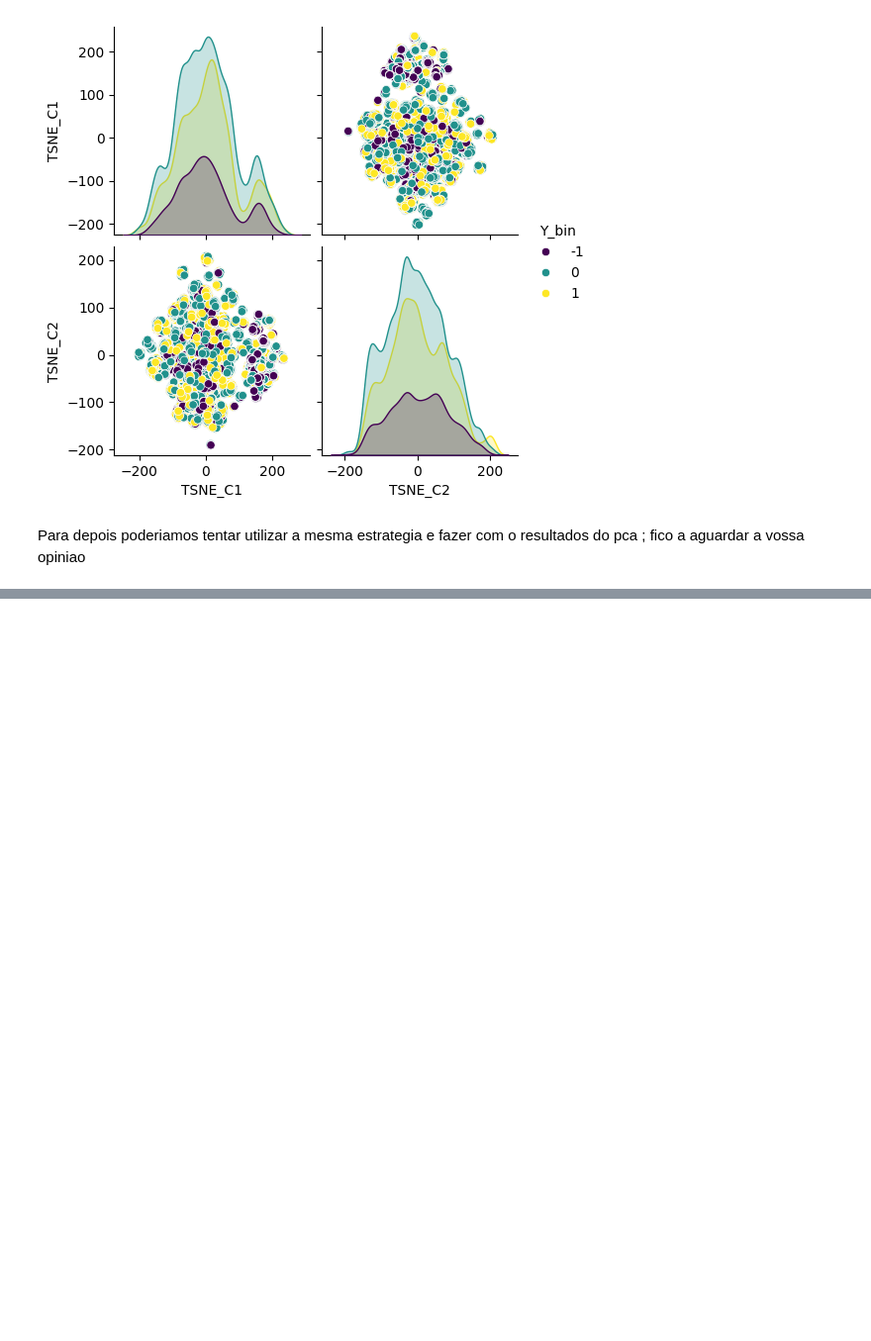
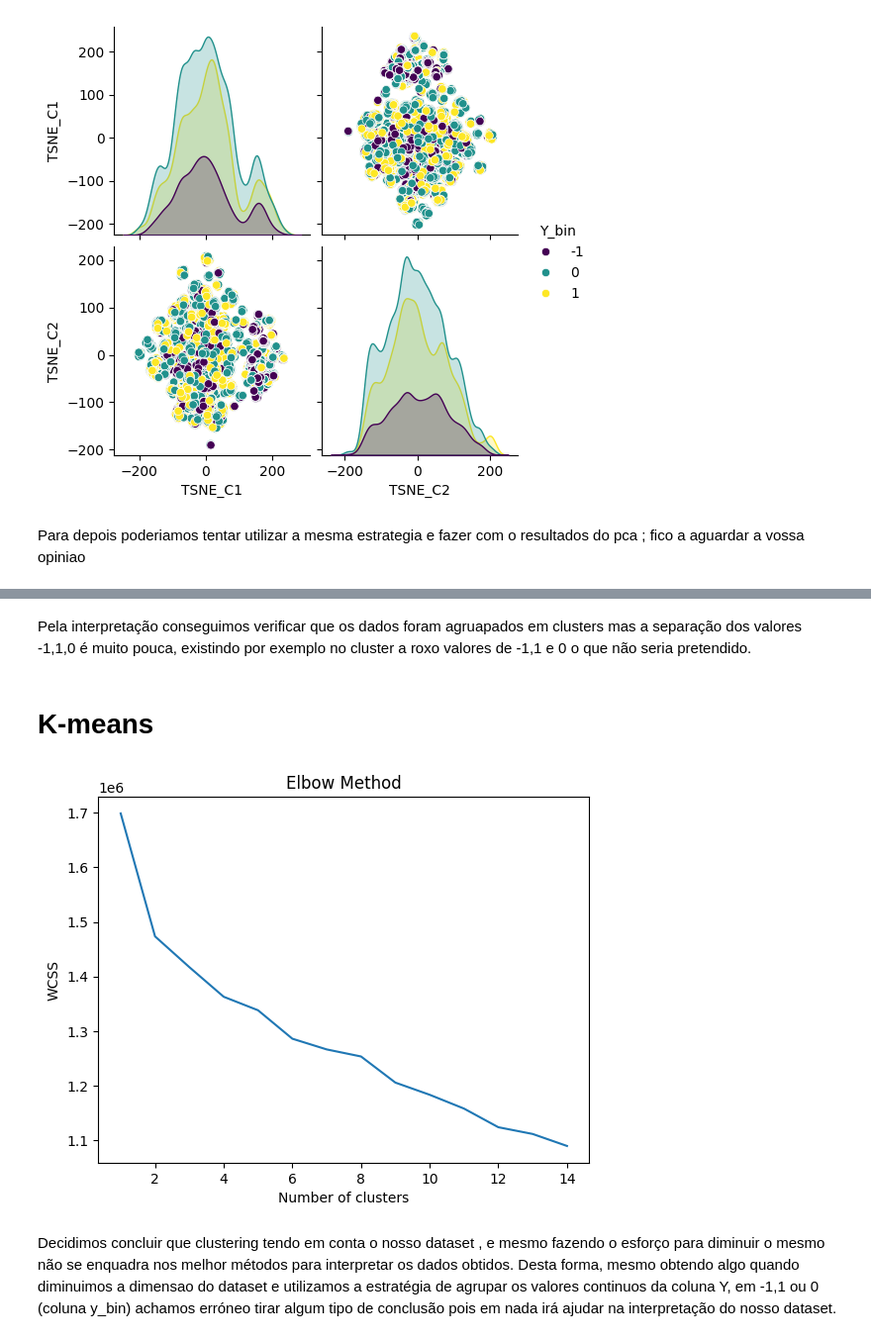
Before and after one commit to GuilhermeLoboSousa/Work-SIB, a Jupyter notebook: Parte2.ipynb, the cells around one changed output, grey strips where cells are left out. Shown: that part at 99% size. Saved outputs shown, nothing was run; the diff lists cells and outputs as text; code cells hidden in the pictures; blank space fills up the shorter version.

```diff
--- a/Parte2.ipynb
+++ b/Parte2.ipynb
@@ -296,0 +348,21 @@ Para depois poderiamos tentar utilizar a mesma estrategia e fazer com o resultad
+# %% [markdown]
+Pela interpretação conseguimos verificar que os dados foram agruapados em clusters mas a separação dos valores -1,1,0 é muito pouca, existindo por exemplo no cluster a roxo valores de -1,1 e 0 o que não seria pretendido.
+# %% [markdown]
+# K-means
+# %%
+sampled_data = dados_clustering.sample(n=200, random_state=42)
+
+wcss = list()
+for i in range(1,15):
+    kmeans = KMeans(n_clusters=i,random_state=42)
+    kmeans.fit(sampled_data)
+    wcss.append(kmeans.inertia_)
+plt.plot(range(1,15), wcss)
+plt.title('Elbow Method')
+plt.xlabel('Number of clusters')
+plt.ylabel('WCSS')
+plt.show()
+# %% [output]
+[figure, added]
+# %% [markdown]
+Decidimos concluir que clustering tendo em conta o nosso dataset , e mesmo fazendo o esforço para diminuir o mesmo não se enquadra nos melhor métodos para interpretar os dados obtidos. Desta forma, mesmo obtendo algo quando diminuimos a dimensao do dataset e utilizamos a estratégia de agrupar os valores continuos da coluna Y, em -1,1 ou 0 (coluna y_bin) achamos erróneo tirar algum tipo de conclusão pois em nada irá ajudar na interpretação do nosso dataset.
```
Also changed, not shown: parts of 7 cells of this notebook.
